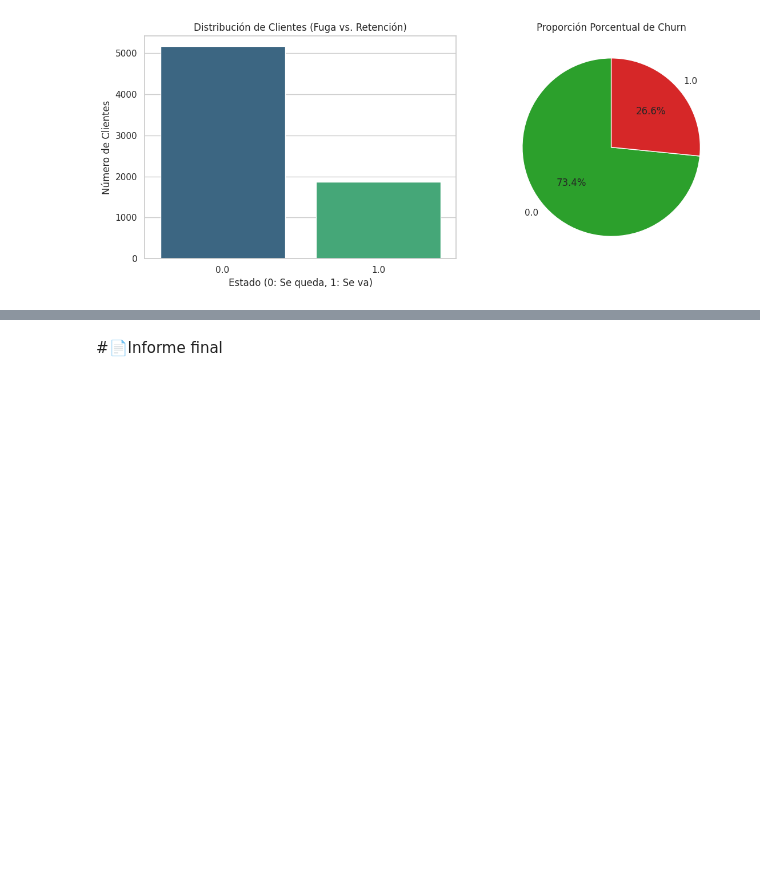
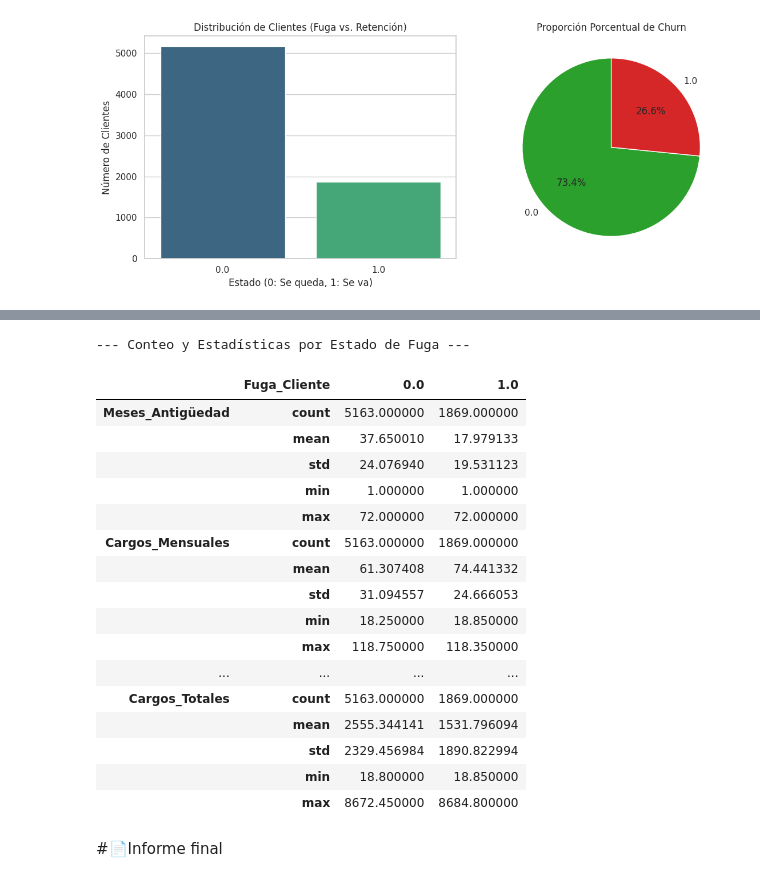
Before and after one commit to yansiercaro/TelecomX_LATAM, a Jupyter notebook: TelecomX_LATAM.ipynb, the cells around one changed output, grey strips where cells are left out. Cells and saved outputs as stored; diff of their text form; code cells hidden in the pictures; blank space fills up the shorter version.

```diff
--- a/TelecomX_LATAM.ipynb
+++ b/TelecomX_LATAM.ipynb
@@ -334,2 +427,29 @@ Passing `palette` without assigning `hue` is deprecated and will be removed in v
+# %%
+
+vars_numericas = ['Meses_Antigüedad', 'Cargos_Mensuales', 'Cuentas_Diarias', 'Cargos_Totales']
+
+resumen_grupos = df_final.groupby('Fuga_Cliente')[vars_numericas].describe().T
+
+print("--- Conteo y Estadísticas por Estado de Fuga ---")
+display(resumen_grupos.loc[(slice(None), ['count', 'mean', 'std', 'min', 'max']), :])
+# %% [output]
+--- Conteo y Estadísticas por Estado de Fuga ---
+|  | Fuga_Cliente | 0.0 | 1.0 |
+| Meses_Antigüedad | count | 5163.000000 | 1869.000000 |
+|  | mean | 37.650010 | 17.979133 |
+|  | std | 24.076940 | 19.531123 |
+|  | min | 1.000000 | 1.000000 |
+|  | max | 72.000000 | 72.000000 |
+| Cargos_Mensuales | count | 5163.000000 | 1869.000000 |
+|  | mean | 61.307408 | 74.441332 |
+|  | std | 31.094557 | 24.666053 |
+|  | min | 18.250000 | 18.850000 |
+|  | max | 118.750000 | 118.350000 |
+| ... | ... | ... | ... |
+| Cargos_Totales | count | 5163.000000 | 1869.000000 |
+|  | mean | 2555.344141 | 1531.796094 |
+|  | std | 2329.456984 | 1890.822994 |
+|  | min | 18.800000 | 18.850000 |
+|  | max | 8672.450000 | 8684.800000 |
 # %% [markdown]
 #📄Informe final
```
Also changed, not shown: parts of 5 cells of this notebook.
